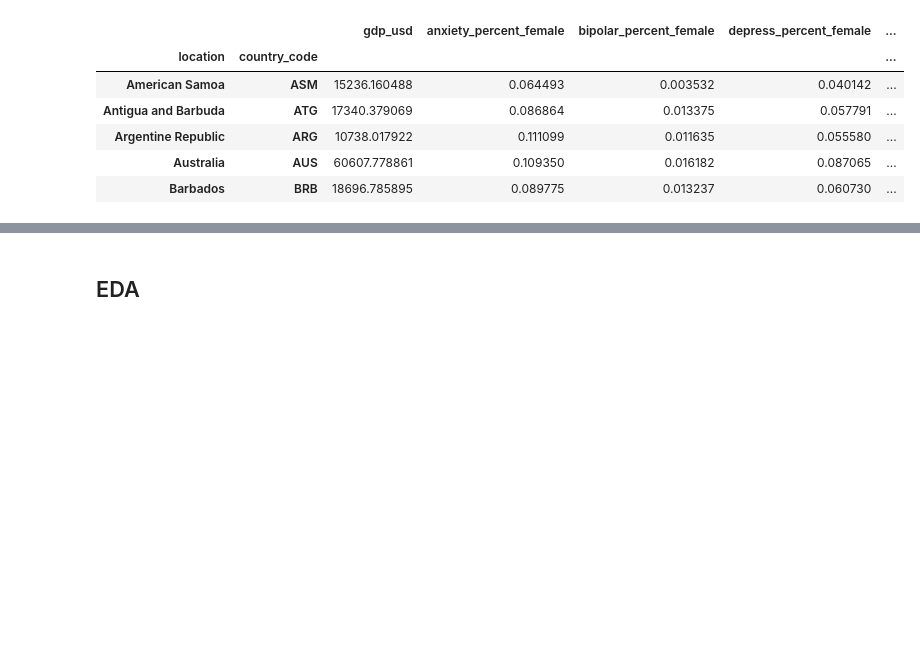
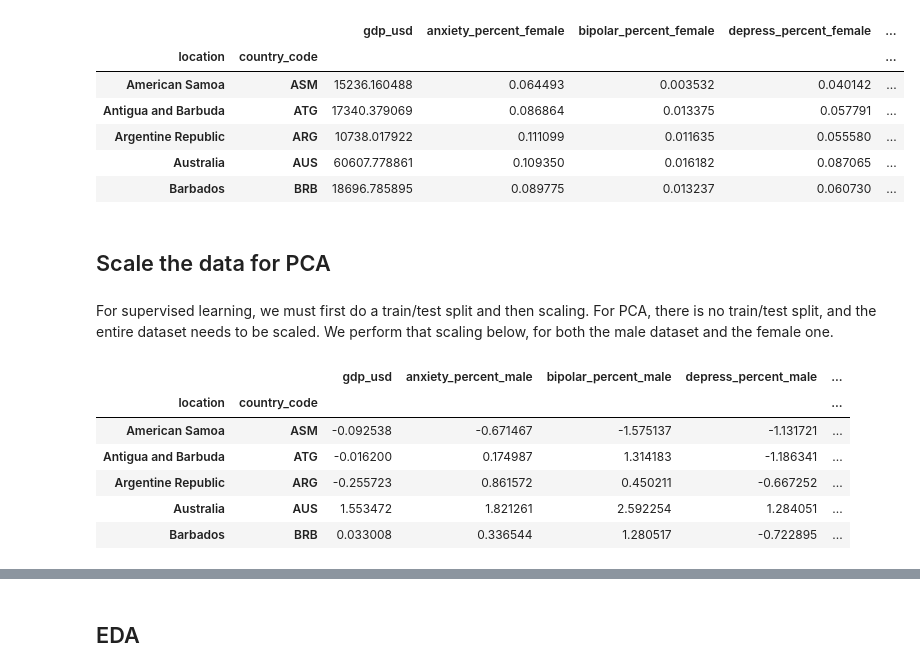
Before and after one commit to David-S-2002/predicting_suicide_rates, a Jupyter notebook: predicting_suicide_rates_new.ipynb, the cells around one changed output, grey strips where cells are left out. Saved outputs shown, nothing was run; the diff lists cells and outputs as text; code cells hidden in the pictures; blank space fills up the shorter version.

```diff
--- a/predicting_suicide_rates_new.ipynb
+++ b/predicting_suicide_rates_new.ipynb
@@ -122,3 +123,23 @@ female_df.head()
 | Argentine Republic | ARG | 10738.017922 | 0.111099 | 0.011635 | 0.055580 | ... |
 | Australia | AUS | 60607.778861 | 0.109350 | 0.016182 | 0.087065 | ... |
 | Barbados | BRB | 18696.785895 | 0.089775 | 0.013237 | 0.060730 | ... |
+# %% [markdown]
+## Scale the data for PCA
+# %% [markdown]
+For supervised learning, we must first do a train/test split and then scaling. For PCA, there is no train/test split, and the entire dataset needs to be scaled. We perform that scaling below, for both the male dataset and the female one.
+# %%
+male_scaler_pca = StandardScaler()
+male_data_scaled_pca = pd.DataFrame(male_scaler_pca.fit_transform(male_df), columns = male_df.columns, index = male_df.index)
+
+female_scaler_pca = StandardScaler()
+female_data_scaled_pca = pd.DataFrame(female_scaler_pca.fit_transform(female_df), columns = female_df.columns, index = female_df.index)
+# %%
+male_data_scaled_pca.head()
+# %% [output]
+|  |  | gdp_usd | anxiety_percent_male | bipolar_percent_male | depress_percent_male | ... |
+| location | country_code |  |  |  |  | ... |
+| American Samoa | ASM | -0.092538 | -0.671467 | -1.575137 | -1.131721 | ... |
+| Antigua and Barbuda | ATG | -0.016200 | 0.174987 | 1.314183 | -1.186341 | ... |
+| Argentine Republic | ARG | -0.255723 | 0.861572 | 0.450211 | -0.667252 | ... |
+| Australia | AUS | 1.553472 | 1.821261 | 2.592254 | 1.284051 | ... |
+| Barbados | BRB | 0.033008 | 0.336544 | 1.280517 | -0.722895 | ... |
```
Also changed, not shown: parts of 10 cells of this notebook.
